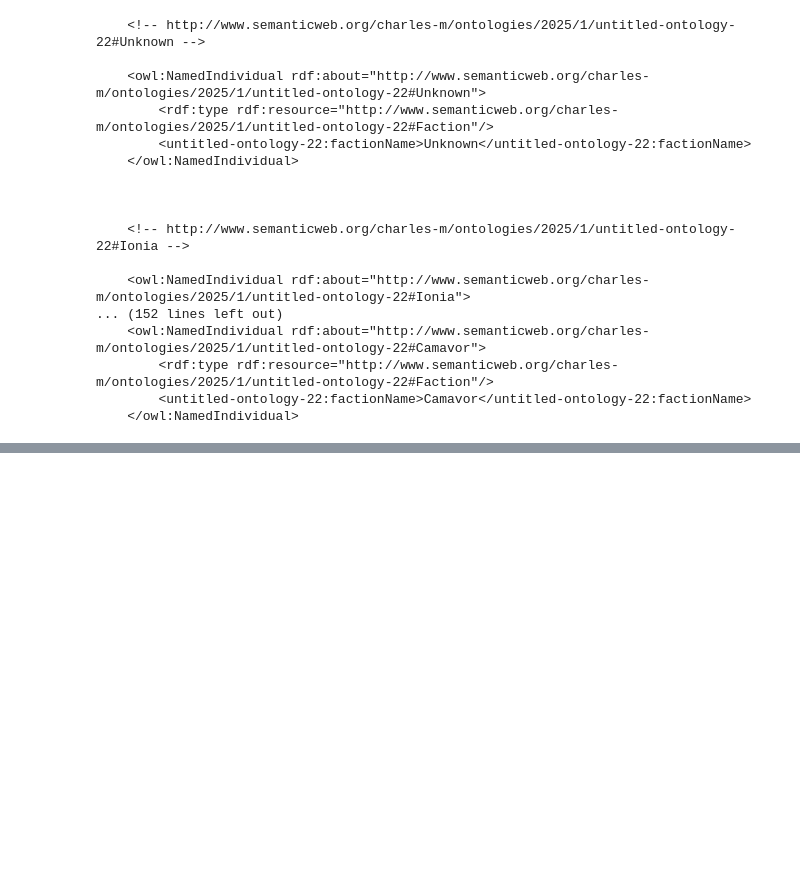
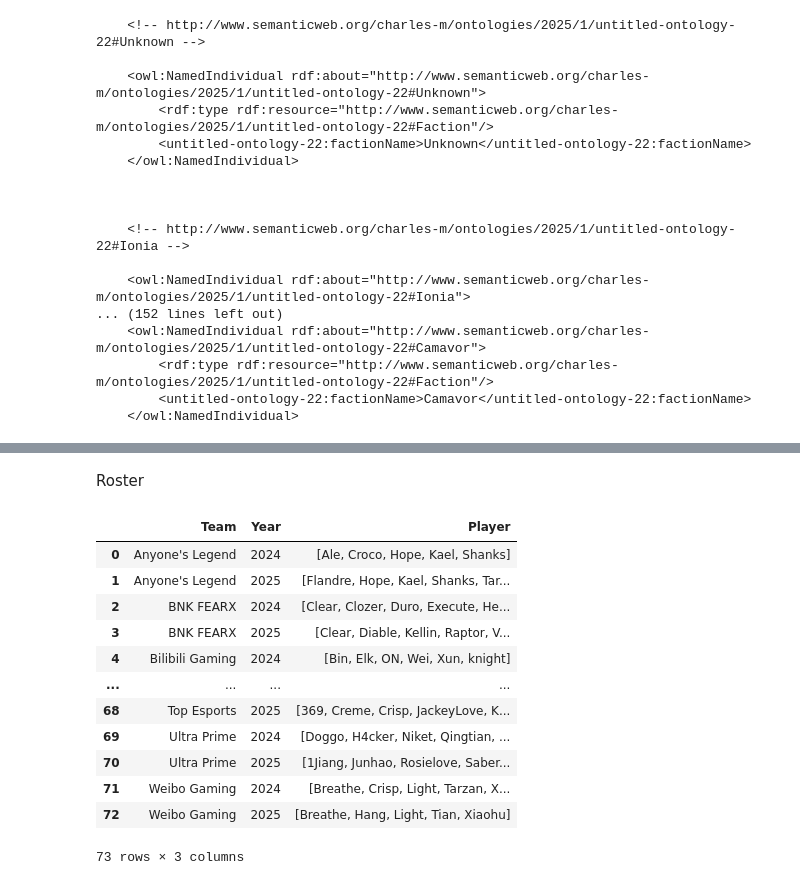
Before and after one commit to garou404/Knowledge-Graph-Application-Project, a Jupyter notebook: create_rdf_file.ipynb, the cells around one changed output, grey strips where cells are left out. Drawn from its saved outputs; the diff is of its cells as text; code cells hidden in the pictures; blank space fills up the shorter version.

```diff
--- a/create_rdf_file.ipynb
+++ b/create_rdf_file.ipynb
@@ -50,2 +15,0 @@ Failed to retrieve the page. Status code: 404
-# %%
-df_players = pd.merge(df_players, pd.DataFrame(data=dict_player_nationality), how='left', on=['Player'])
@@ -80,5 +15,0 @@ def map_roles(role):
-# %%
-if False:
-	df_players['Pos'] = df_players['Pos'].apply(map_roles)
-	df_champions['Pos'] = ['Pos'].apply(map_roles)
-df_champions.columns
@@ -199,0 +151,20 @@ print(faction_roles)
+# %% [markdown]
+Roster
+# %%
+df_roster = df_players[['Team','Year', 'Player']].groupby(['Team', 'Year', 'Player']).count().reset_index()
+df_roster = df_roster.groupby(['Team', 'Year'])['Player'].apply(list).reset_index()
+df_roster
+# %% [output]
+|  | Team | Year | Player |
+| 0 | Anyone's Legend | 2024 | [Ale, Croco, Hope, Kael, Shanks] |
+| 1 | Anyone's Legend | 2025 | [Flandre, Hope, Kael, Shanks, Tar... |
+| 2 | BNK FEARX | 2024 | [Clear, Clozer, Duro, Execute, He... |
+| 3 | BNK FEARX | 2025 | [Clear, Diable, Kellin, Raptor, V... |
+| 4 | Bilibili Gaming | 2024 | [Bin, Elk, ON, Wei, Xun, knight] |
+| ... | ... | ... | ... |
+| 68 | Top Esports | 2025 | [369, Creme, Crisp, JackeyLove, K... |
+| 69 | Ultra Prime | 2024 | [Doggo, H4cker, Niket, Qingtian, ... |
+| 70 | Ultra Prime | 2025 | [1Jiang, Junhao, Rosielove, Saber... |
+| 71 | Weibo Gaming | 2024 | [Breathe, Crisp, Light, Tarzan, X... |
+| 72 | Weibo Gaming | 2025 | [Breathe, Hang, Light, Tian, Xiaohu] |
+73 rows × 3 columns
```
Also changed, not shown: parts of 17 cells of this notebook, 4 other files.
